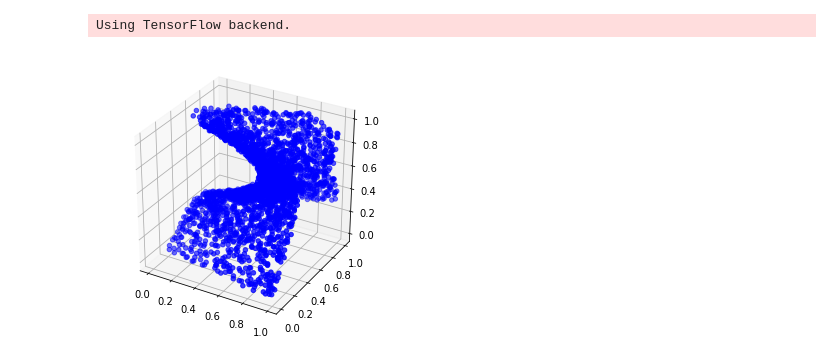
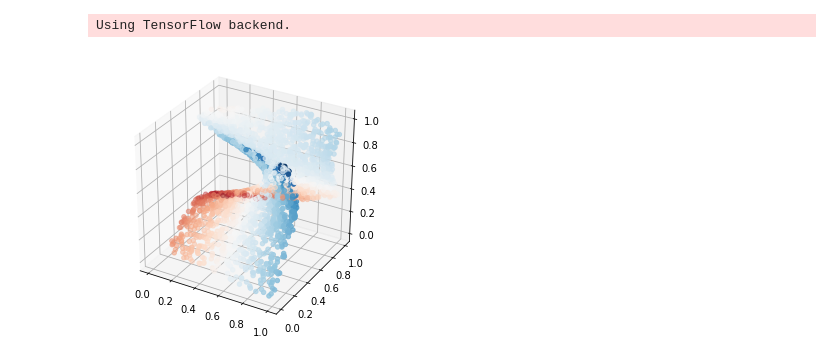
Before and after one commit to nverma1/diffusion_net, a Jupyter notebook: method_eval.ipynb, the cells around one changed output. Drawn from its saved outputs; the diff is of its cells as text; code cells hidden in the pictures.

```diff
--- a/method_eval.ipynb
+++ b/method_eval.ipynb
@@ -26,14 +26,14 @@ Using TensorFlow backend.
 # %%
 polycurve = PolynomialPointCurve(seed=3141, dimension=3, avg_dims_per_term=1, avg_power_per_dim=2, num_terms=3, avg_mono_term_power=1, max_coeff=2)
 #3141 is a good seed
-polycurve.compute_threshold(.1)
+polycurve.compute_threshold(.05)
 data = polycurve.gen_noisy_points(3000)
 fig=plt.figure(figsize=(5,5))
 a1=fig.add_subplot(111, projection='3d')
-a1.scatter(data[:,0], data[:,1], data[:,2], color='blue')
+a1.scatter(data[:,0], data[:,1], data[:,2], c = data[:,0]-data[:,1]+data[:,2], cmap='RdBu')
 plt.show()
 # %% [output]
-[figure, old version]
+[figure, new version]
 # %%
 data = polycurve.gen_noisy_points(3000)
 # %%
```
Also changed, not shown: parts of 8 cells of this notebook.
